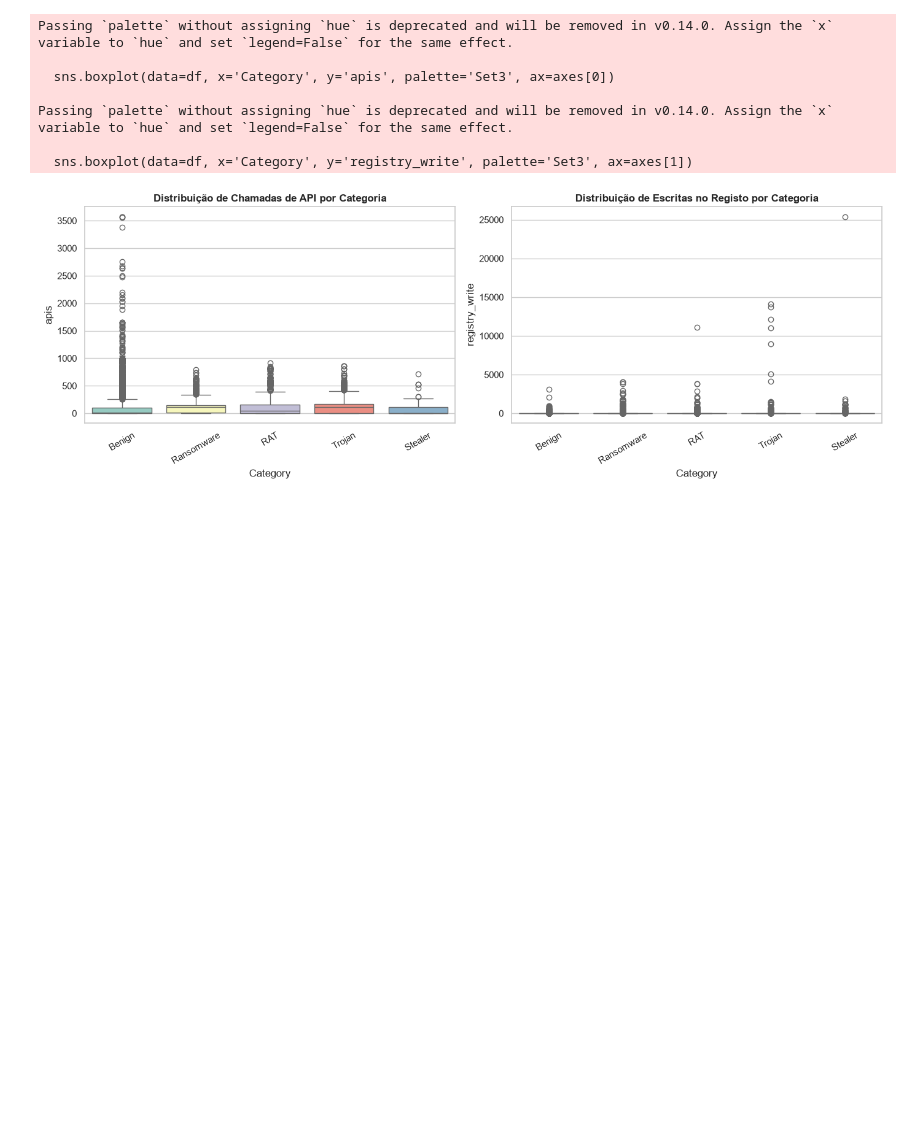
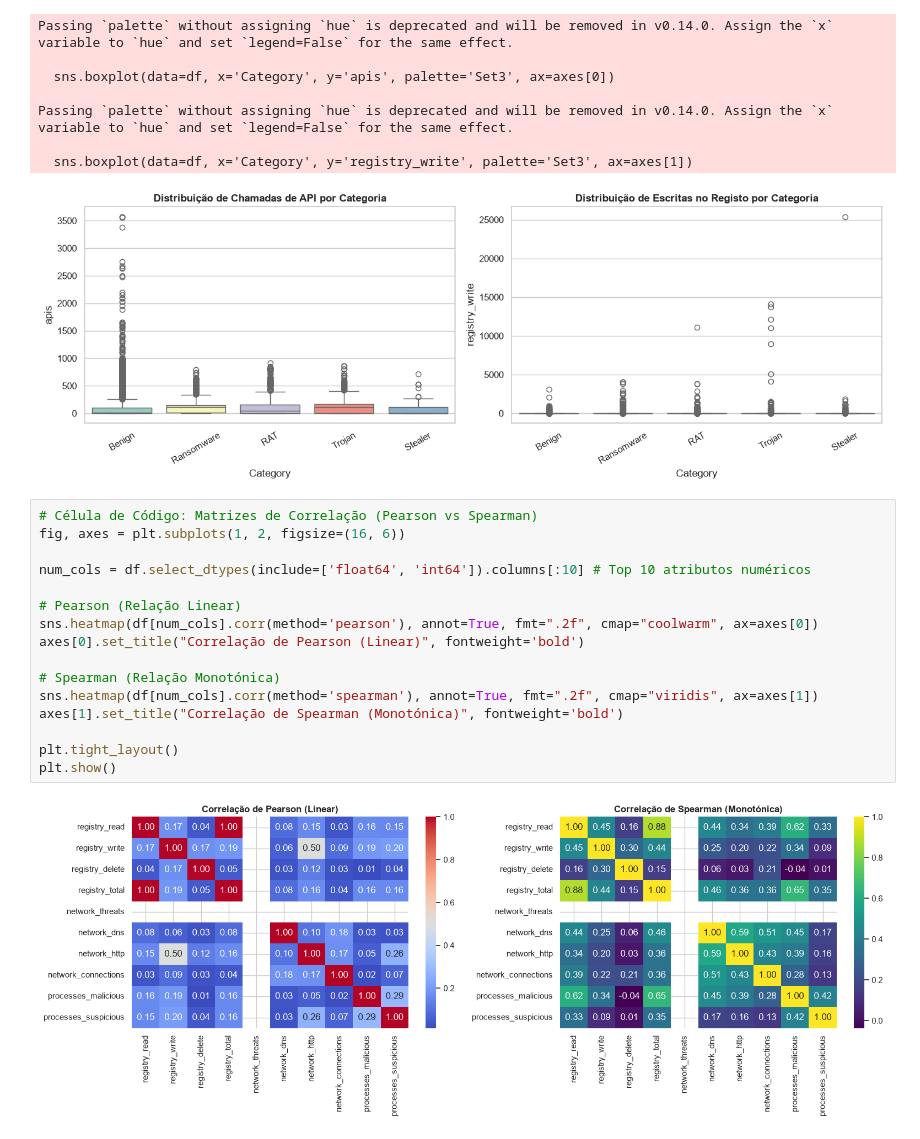
Before and after one commit to diogocarvalho2025056-crypto/IAAC-Projeto, a Jupyter notebook: notebooks/01_eda_ransomware.ipynb, the cells around one changed output. Drawn from its saved outputs; the diff is of its cells as text; blank space fills up the shorter version.

```diff
--- a/notebooks/01_eda_ransomware.ipynb
+++ b/notebooks/01_eda_ransomware.ipynb
@@ -130,3 +130,21 @@ Passing `palette` without assigning `hue` is deprecated and will be removed in v
 
   sns.boxplot(data=df, x='Category', y='registry_write', palette='Set3', ax=axes[1])
 [figure]
+# %%
+# Célula de Código: Matrizes de Correlação (Pearson vs Spearman)
+fig, axes = plt.subplots(1, 2, figsize=(16, 6))
+
+num_cols = df.select_dtypes(include=['float64', 'int64']).columns[:10] # Top 10 atributos numéricos
+
+# Pearson (Relação Linear)
+sns.heatmap(df[num_cols].corr(method='pearson'), annot=True, fmt=".2f", cmap="coolwarm", ax=axes[0])
+axes[0].set_title("Correlação de Pearson (Linear)", fontweight='bold')
+
+# Spearman (Relação Monotónica)
+sns.heatmap(df[num_cols].corr(method='spearman'), annot=True, fmt=".2f", cmap="viridis", ax=axes[1])
+axes[1].set_title("Correlação de Spearman (Monotónica)", fontweight='bold')
+
+plt.tight_layout()
+plt.show()
+# %% [output]
+[figure, added]
```
Also changed, not shown: 12 other files.
